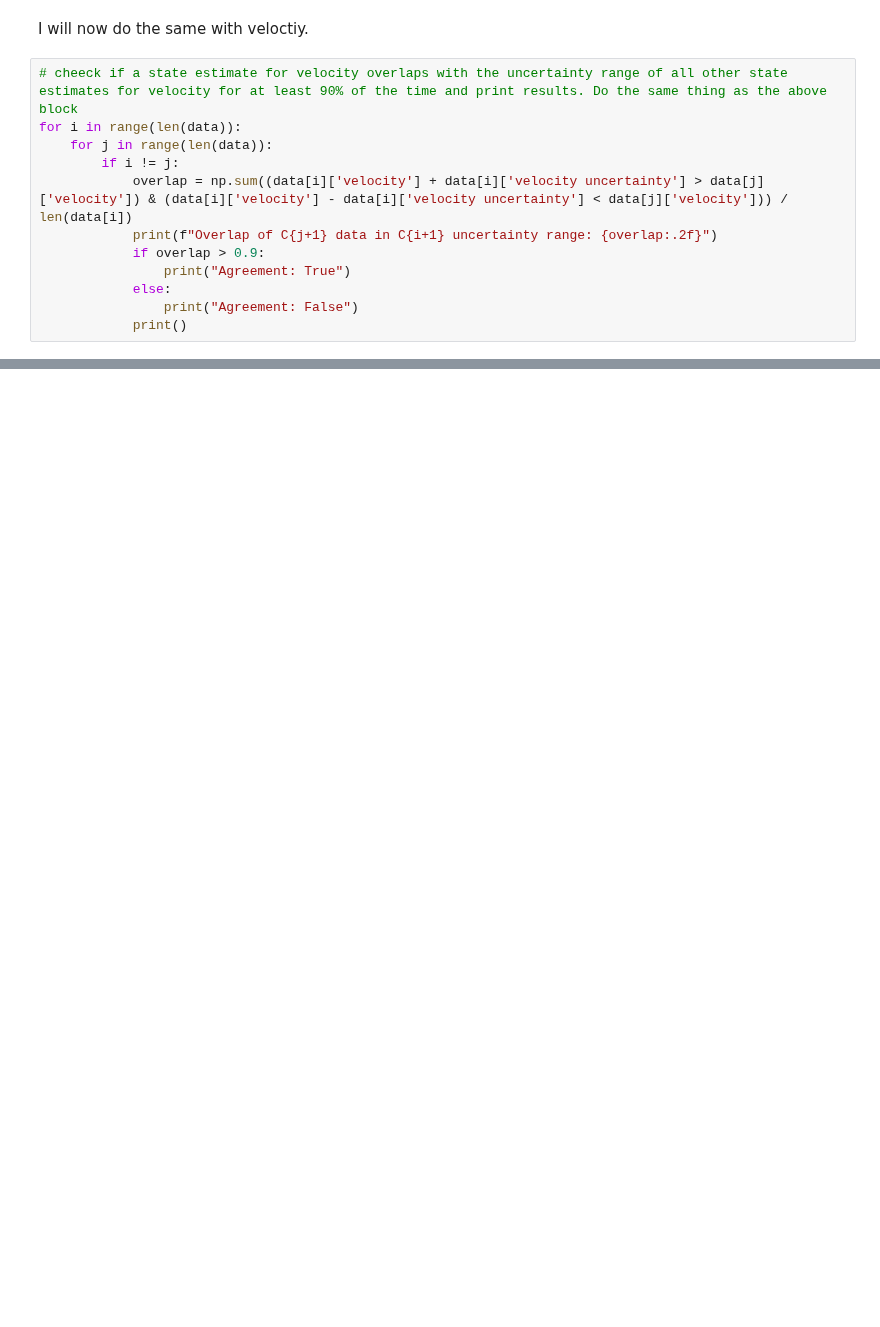
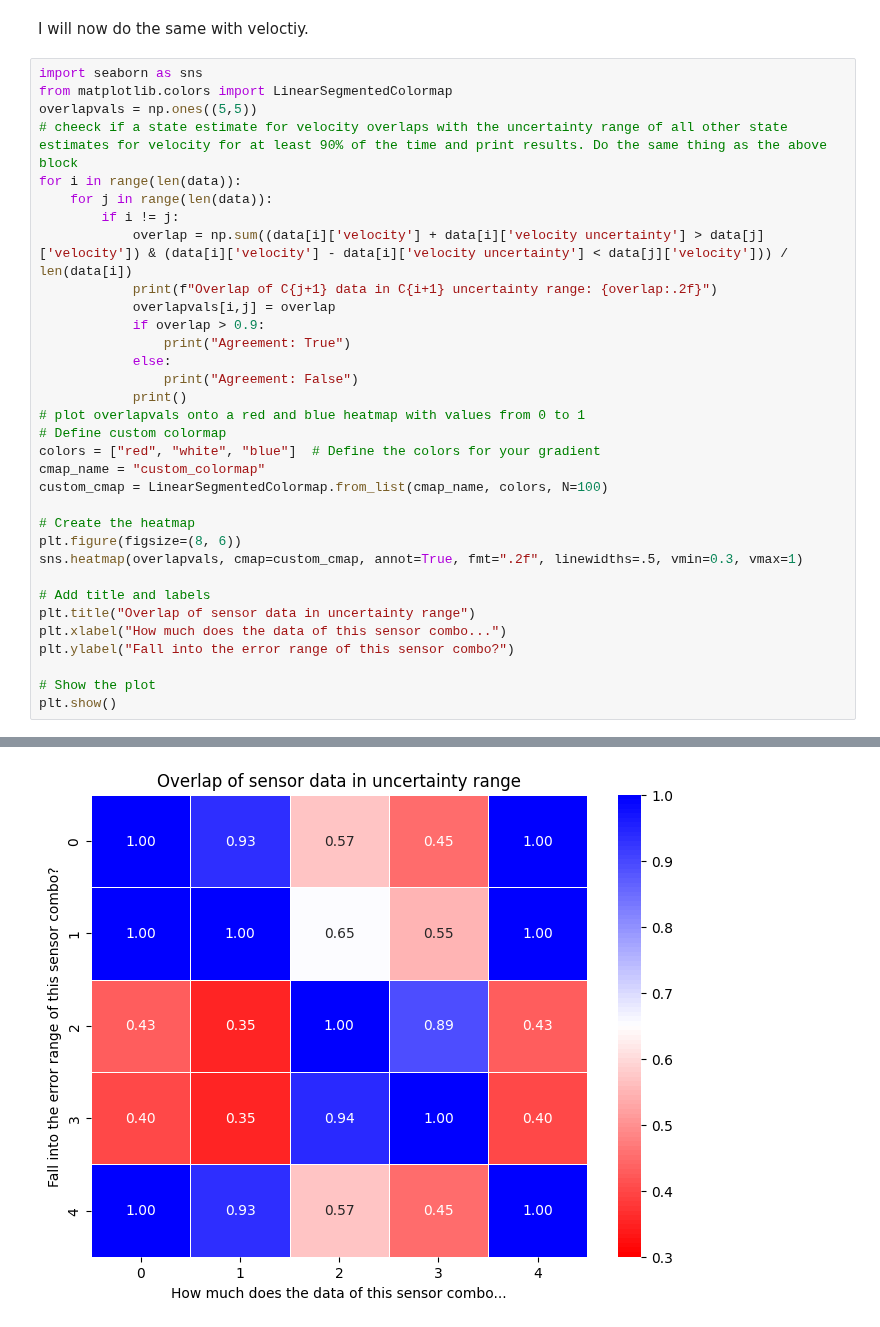
Before and after one commit to jadenmecham/First-Project, a Jupyter notebook: 3 - Sort All Combos/heatmap-simplecase.ipynb, the cells around one changed output, grey strips where cells are left out. Drawn from its saved outputs; the diff is of its cells as text; blank space fills up the shorter version.

Commit message:
sensor case

```diff
--- a/3 - Sort All Combos/heatmap-simplecase.ipynb
+++ b/3 - Sort All Combos/heatmap-simplecase.ipynb
@@ -184,17 +184,38 @@ Agreement: True
 # %% [markdown]
 I will now do the same with veloctiy.
 # %%
+import seaborn as sns
+from matplotlib.colors import LinearSegmentedColormap
+overlapvals = np.ones((5,5))
 # cheeck if a state estimate for velocity overlaps with the uncertainty range of all other state estimates for velocity for at least 90% of the time and print results. Do the same thing as the above block
 for i in range(len(data)):
     for j in range(len(data)):
         if i != j:
             overlap = np.sum((data[i]['velocity'] + data[i]['velocity uncertainty'] > data[j]['velocity']) & (data[i]['velocity'] - data[i]['velocity uncertainty'] < data[j]['velocity'])) / len(data[i])
             print(f"Overlap of C{j+1} data in C{i+1} uncertainty range: {overlap:.2f}")
+            overlapvals[i,j] = overlap
             if overlap > 0.9:
                 print("Agreement: True")
             else:
                 print("Agreement: False")
             print()
+# plot overlapvals onto a red and blue heatmap with values from 0 to 1
+# Define custom colormap
+colors = ["red", "white", "blue"]  # Define the colors for your gradient
+cmap_name = "custom_colormap"
+custom_cmap = LinearSegmentedColormap.from_list(cmap_name, colors, N=100)
+
+# Create the heatmap
+plt.figure(figsize=(8, 6))
+sns.heatmap(overlapvals, cmap=custom_cmap, annot=True, fmt=".2f", linewidths=.5, vmin=0.3, vmax=1)
+
+# Add title and labels
+plt.title("Overlap of sensor data in uncertainty range")
+plt.xlabel("How much does the data of this sensor combo...")
+plt.ylabel("Fall into the error range of this sensor combo?")
+
+# Show the plot
+plt.show()
 # %% [output]
 Overlap of C2 data in C1 uncertainty range: 0.93
 Agreement: True
@@ -215 +236,2 @@ Overlap of C4 data in C5 uncertainty range: 0.37
 Agreement: False
+[figure, added]
```
Also changed, not shown: parts of 4 cells of this notebook.
